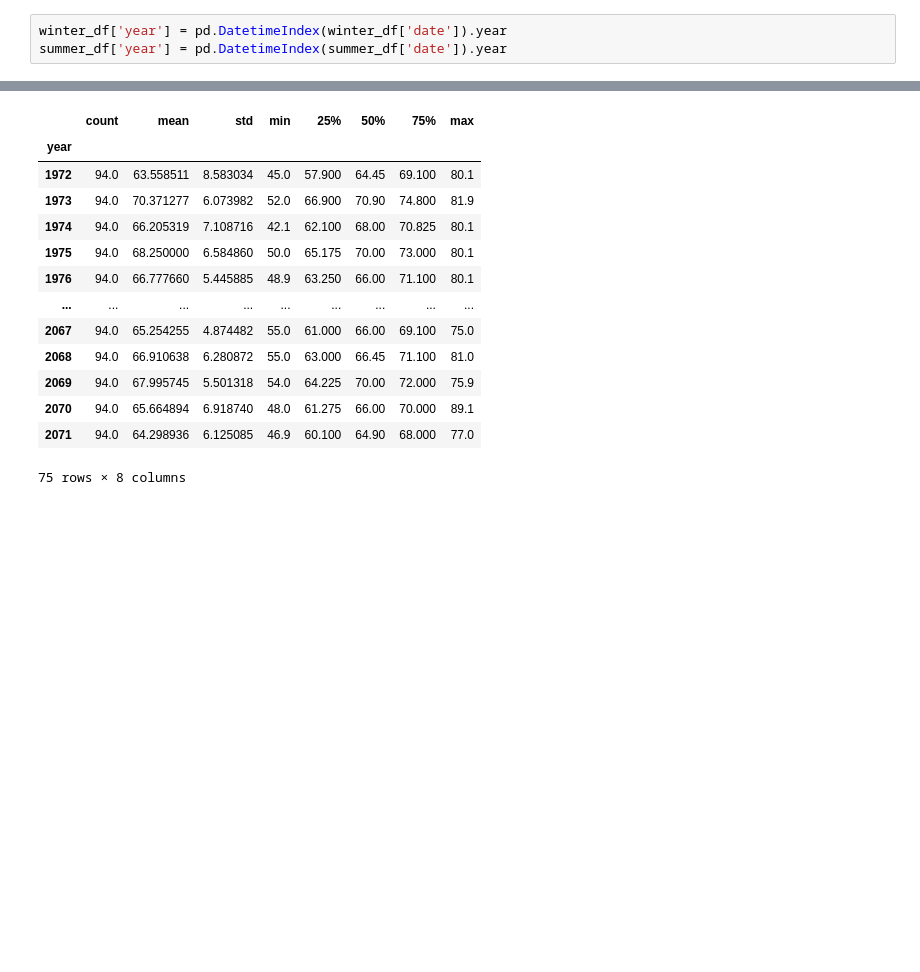
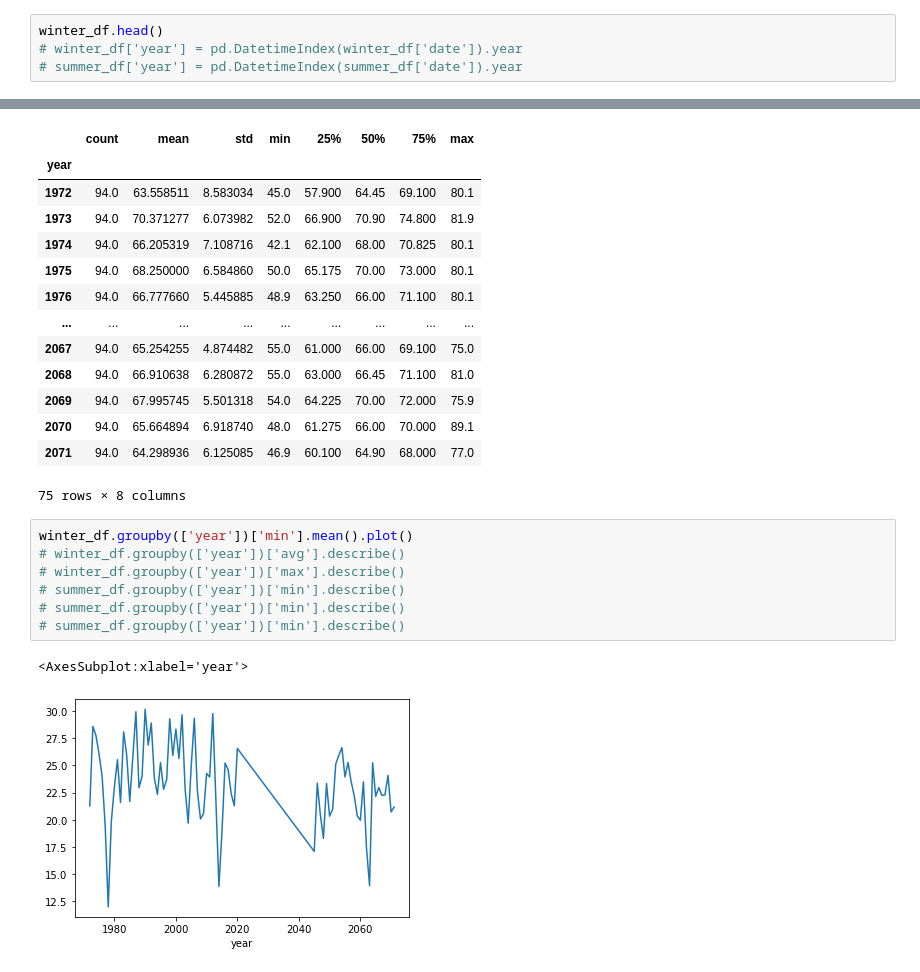
Before and after one commit to gk400/418-final-project, a Jupyter notebook: devika.ipynb, the cells around one changed output, grey strips where cells are left out. Cells and saved outputs as stored; diff of their text form; blank space fills up the shorter version.

```diff
--- a/devika.ipynb
+++ b/devika.ipynb
@@ -46,5 +109,6 @@ summer_df['min'] = summer_df['min'].apply(removeUnit)
 summer_df['avg'] = summer_df['avg'].apply(removeUnit)
 summer_df['max'] = summer_df['max'].apply(removeUnit)
 # %%
-winter_df['year'] = pd.DatetimeIndex(winter_df['date']).year
-summer_df['year'] = pd.DatetimeIndex(summer_df['date']).year
+winter_df.head()
+# winter_df['year'] = pd.DatetimeIndex(winter_df['date']).year
+# summer_df['year'] = pd.DatetimeIndex(summer_df['date']).year
@@ -84,3 +164,13 @@ summer_df.groupby(['year'])['min'].describe()
 | 2070 | 94.0 | 65.664894 | 6.918740 | 48.0 | 61.275 | 66.00 | 70.000 | 89.1 |
 | 2071 | 94.0 | 64.298936 | 6.125085 | 46.9 | 60.100 | 64.90 | 68.000 | 77.0 |
 75 rows × 8 columns
+# %%
+winter_df.groupby(['year'])['min'].mean().plot()
+# winter_df.groupby(['year'])['avg'].describe()
+# winter_df.groupby(['year'])['max'].describe()
+# summer_df.groupby(['year'])['min'].describe()
+# summer_df.groupby(['year'])['min'].describe()
+# summer_df.groupby(['year'])['min'].describe()
+# %% [output]
+<AxesSubplot:xlabel='year'>
+[figure, added]
```
Also changed, not shown: parts of 10 cells of this notebook, 3 other files.
